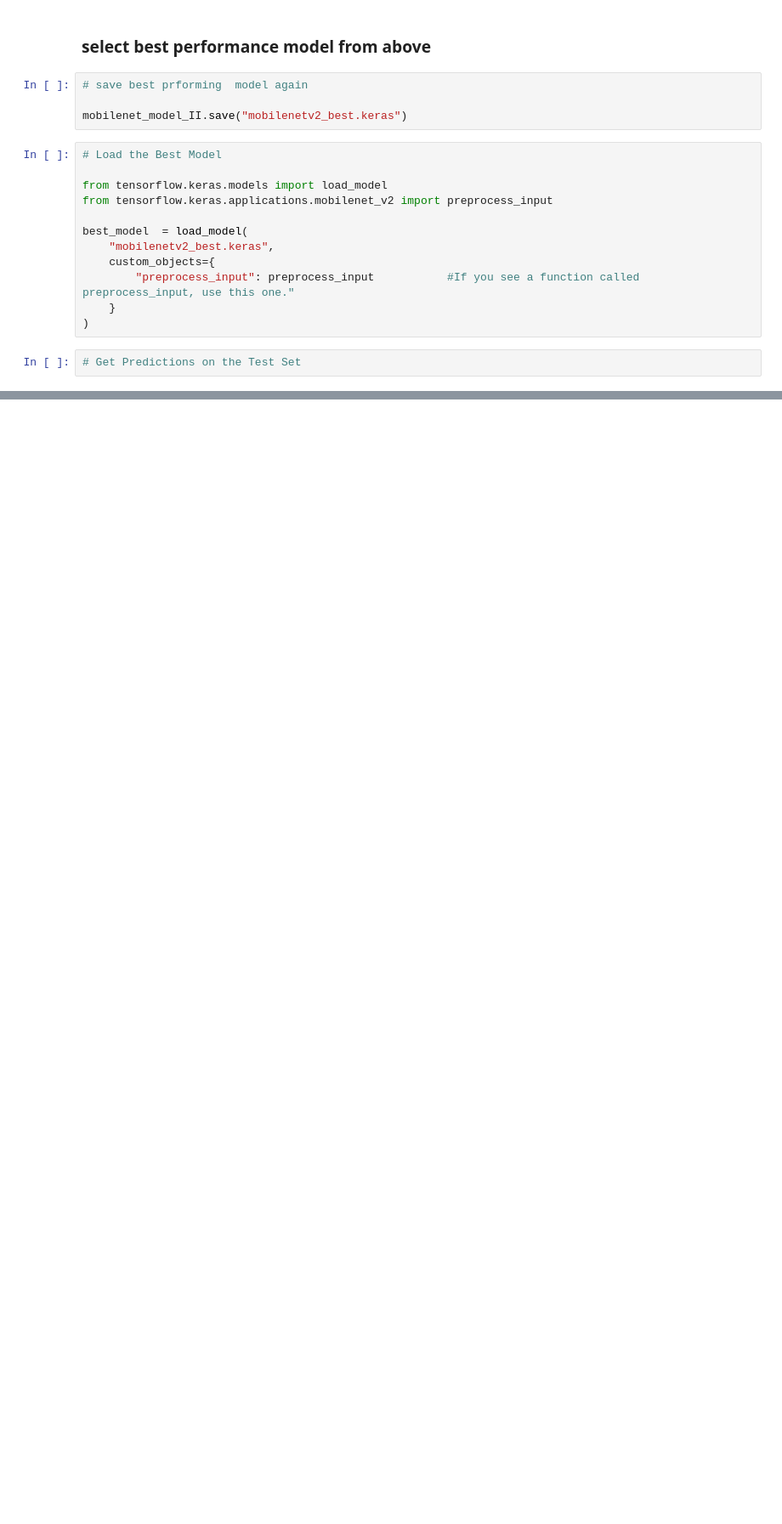
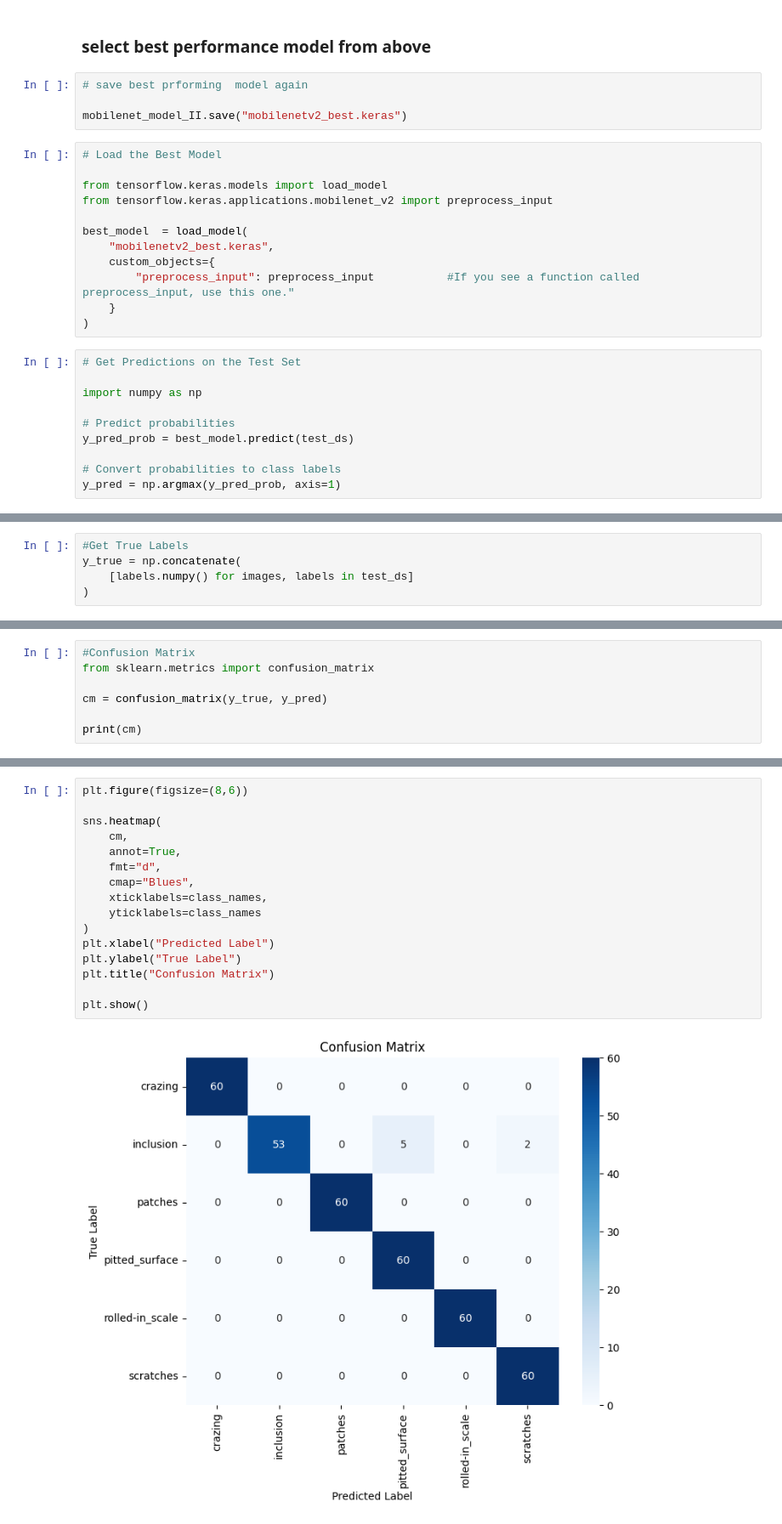
Before and after one commit to chetansgode/NEU_Surface_Defect_Detection_Project, a Jupyter notebook: notebooks/NEU_Surface_Defect_Detection_Project.ipynb, the cells around one changed output, grey strips where cells are left out. Shown at 85% size. Saved outputs shown, nothing was run; the diff lists cells and outputs as text; blank space fills up the shorter version.

```diff
--- a/notebooks/NEU_Surface_Defect_Detection_Project.ipynb
+++ b/notebooks/NEU_Surface_Defect_Detection_Project.ipynb
@@ -2262,3 +2258,11 @@ best_model  = load_model(
 )
 # %%
 # Get Predictions on the Test Set
+
+import numpy as np
+
+# Predict probabilities
+y_pred_prob = best_model.predict(test_ds)
+
+# Convert probabilities to class labels
+y_pred = np.argmax(y_pred_prob, axis=1)
@@ -2289,0 +2271,5 @@ Test Accuracy: 0.9861
+# %%
+#Get True Labels
+y_true = np.concatenate(
+    [labels.numpy() for images, labels in test_ds]
+)
@@ -2289,0 +2318,7 @@ Test Accuracy: 0.9861
+# %%
+#Confusion Matrix
+from sklearn.metrics import confusion_matrix
+
+cm = confusion_matrix(y_true, y_pred)
+
+print(cm)
@@ -2289,0 +2332,18 @@ Test Accuracy: 0.9861
+# %%
+plt.figure(figsize=(8,6))
+
+sns.heatmap(
+    cm,
+    annot=True,
+    fmt="d",
+    cmap="Blues",
+    xticklabels=class_names,
+    yticklabels=class_names
+)
+plt.xlabel("Predicted Label")
+plt.ylabel("True Label")
+plt.title("Confusion Matrix")
+
+plt.show()
+# %% [output]
+[figure, added]
```
Also changed, not shown: parts of 59 cells of this notebook, 12 other files.
